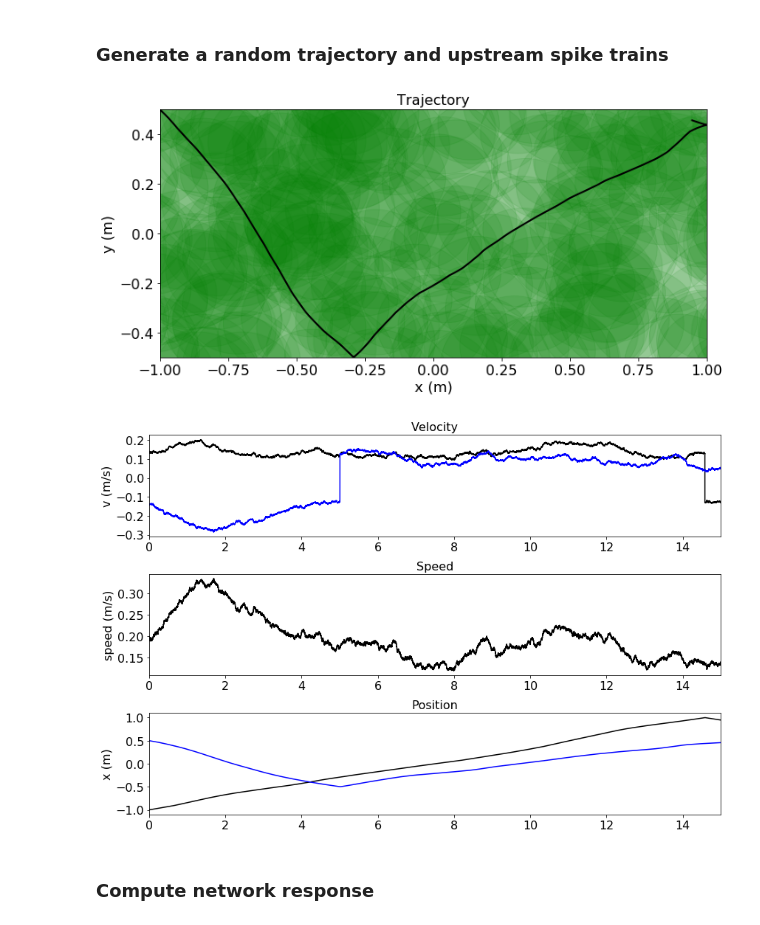
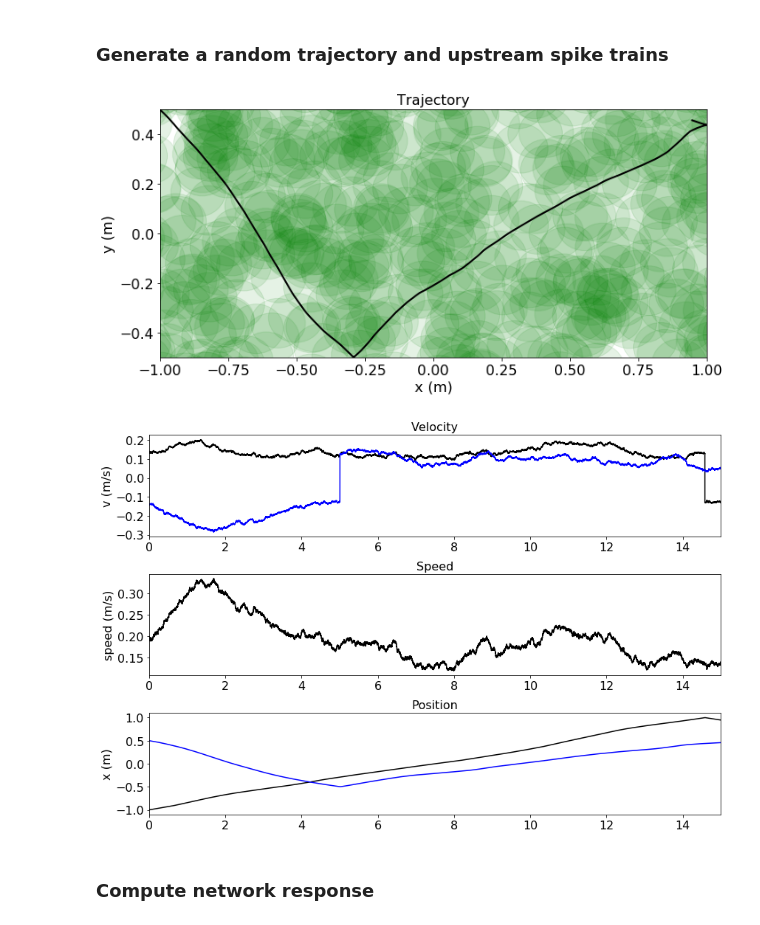
Before and after one commit to rkp8000/network_replay, a Jupyter notebook: 1_basic_simulations.ipynb, the cells around one changed output. Saved outputs shown, nothing was run; the diff lists cells and outputs as text; code cells hidden in the pictures.

```diff
--- a/1_basic_simulations.ipynb
+++ b/1_basic_simulations.ipynb
@@ -32,7 +32,7 @@ XY_0 = (P.BOX_L, P.BOX_T)
 V_0 = (.141, -.141)
 
 # NTWK PARAMS
-N = 300
+N = 500
 SYNS = ['AMPA']
 
 NTWK_KWARGS = {
@@ -78,7 +78,7 @@ ax.plot(*traj.xys.T, lw=2, color='k')
 
 # place fields
 for center, std in zip(centers.T, stds):
-    ell = Ellipse(center, width=2*std, height=2*std, angle=0, color='g', alpha=0.1)
+    ell = Ellipse(center, width=std, height=std, angle=0, color='g', alpha=0.1)
     ax.add_artist(ell)
 
 ax.set_xlim(BOX[:2])
@@ -88,34 +88,34 @@ ax.set_ylabel('y (m)')
 ax.set_title('Trajectory')
 
 plot.set_font_size(ax, 16)
 
 fig, axs = plt.subplots(3, 1, figsize=(12, 8), tight_layout=True)
 
 # velocity time-series
 axs[0].plot(ts, traj.vs[:, 0], c='k')
 axs[0].plot(ts, traj.vs[:, 1], c='b')
 axs[0].set_xlim(ts[0], ts[-1])
 axs[0].set_ylabel('v (m/s)')
 axs[0].set_title('Velocity')
 
 # speed time-series
 speed = np.sqrt(traj.vs[:, 0]**2 + traj.vs[:, 1]**2)
 axs[1].plot(ts, speed, c='k')
 axs[1].set_xlim(ts[0], ts[-1])
 axs[1].set_ylabel('speed (m/s)')
 axs[1].set_title('Speed')
 
 # position time-series
 axs[2].plot(ts, traj.xys[:, 0], c='k')
 axs[2].plot(ts, traj.xys[:, 1], c='b')
 axs[2].set_xlim(ts[0], ts[-1])
 axs[2].set_ylabel('x (m)')
 axs[2].set_title('Position')
 
 for ax in axs:
     plot.set_font_size(ax, 16)
 # %% [output]
-[figure, old version]
+[figure, new version]
 [figure]
 # %% [markdown]
 ### Compute network response
```
Also changed, not shown: parts of 5 cells of this notebook.
